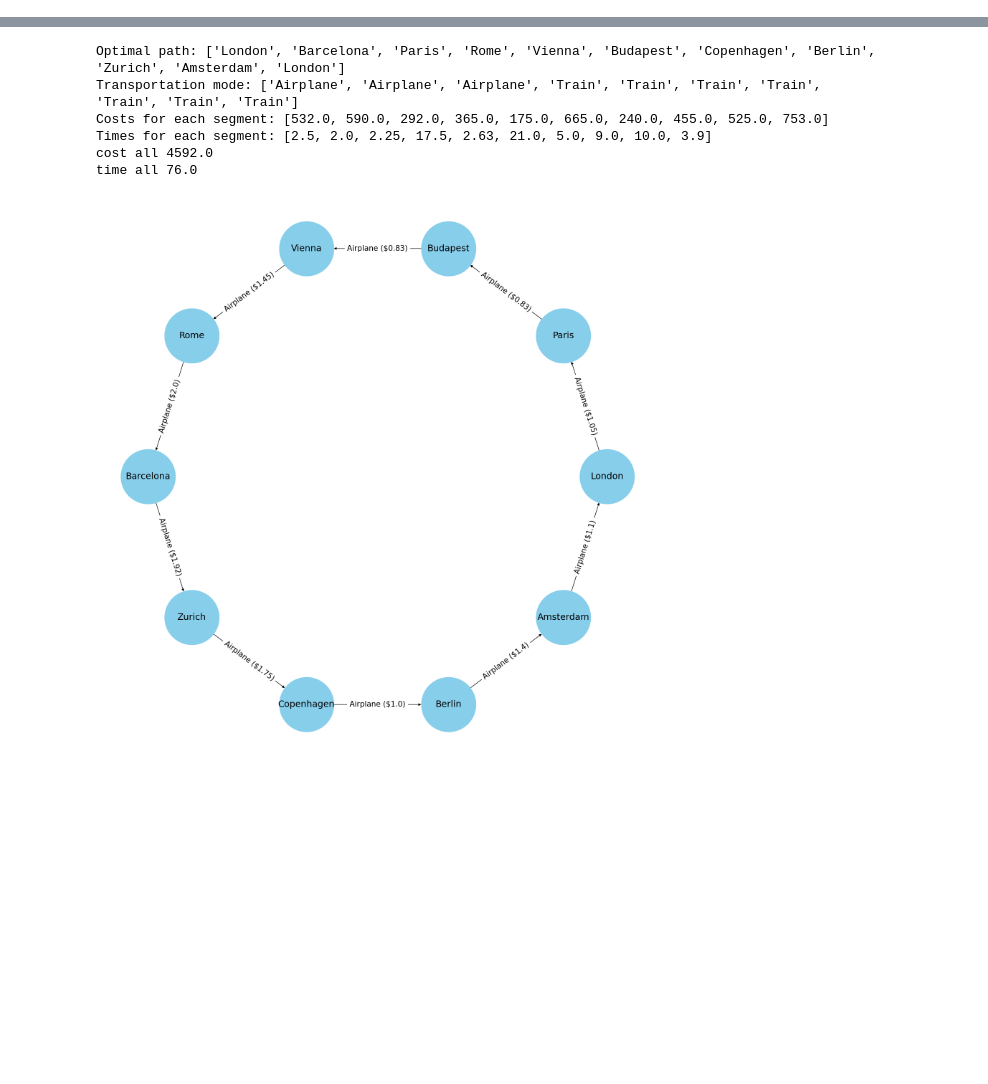
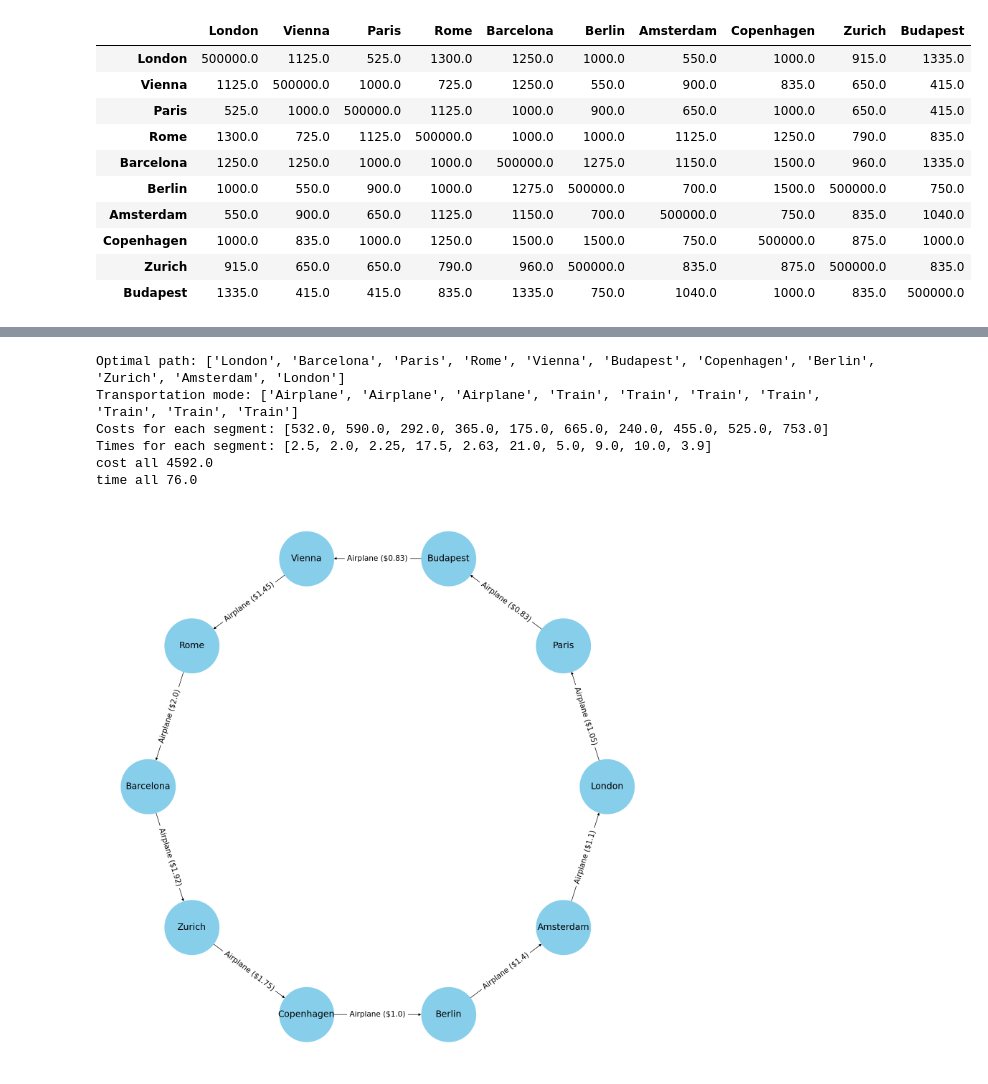
Before and after one commit to Beautifuldog01/CW2, a Jupyter notebook: code/path.ipynb, the cells around one changed output, grey strips where cells are left out. Saved outputs shown, nothing was run; the diff lists cells and outputs as text; code cells hidden in the pictures; blank space fills up the shorter version.

```diff
--- a/code/path.ipynb
+++ b/code/path.ipynb
@@ -2,7 +2,7 @@
 import itertools
 import pandas as pd
 import numpy as np
-from data_process import read_and_process_csv
+from tqdm import tqdm
 import os
 import csv
 
@@ -53,7 +53,6 @@ def combined_cost_and_transport(path, flight_df, train_df, max_flights, max_trai
             return float('inf'), transport
     return total_cost, transport
 
-
 def tsp_bruteforce_combined(flight_data, train_data, start, max_flights, max_trains):
     cities = flight_data.columns.tolist()
     cities.remove(start)
@@ -61,7 +60,8 @@ def tsp_bruteforce_combined(flight_data, train_data, start, max_flights, max_tra
     min_path = None
     min_transport = None
 
-    for path in itertools.permutations(cities):
+    # 修改此处，使用tqdm包装itertools.permutations
+    for path in tqdm(list(itertools.permutations(cities)), desc="Calculating progress"):
         path = (start,) + path + (start,)
         cost, transport = combined_cost_and_transport(path, flight_data, train_data, max_flights, max_trains)
         if cost < min_cost:
@@ -89,10 +89,10 @@ august_data_path = "/Users/badudu/Documents/MTH203/CW2/code/data/August"
 july_data = read_month_data(july_data_path)
 august_data = read_month_data(august_data_path)
 
-flight_cost_df = pd.DataFrame(july_data['flight_costs'], columns=cities, index=cities)
-train_cost_df = pd.DataFrame(july_data['train_costs'], columns=cities, index=cities)
-flight_time_df = pd.DataFrame(july_data['flight_time'], columns=cities, index=cities)
-train_time_df = pd.DataFrame(july_data['train_time'], columns=cities, index=cities)
+flight_cost_df = pd.DataFrame(august_data['flight_costs'], columns=cities, index=cities)
+train_cost_df = pd.DataFrame(august_data['train_costs'], columns=cities, index=cities)
+flight_time_df = pd.DataFrame(august_data['flight_time'], columns=cities, index=cities)
+train_time_df = pd.DataFrame(august_data['train_time'], columns=cities, index=cities)
 
 def read_original_data(file_name):
     data = []
@@ -114,10 +114,10 @@ def read_original_data(file_name):
     return data_df
 
 
-flight_cost_original_df = read_original_data(os.path.join(july_data_path, 'flight_costs.csv'))
-train_cost_original_df = read_original_data(os.path.join(july_data_path, 'train_costs.csv'))
-flight_time_original_df = read_original_data(os.path.join(july_data_path, 'flight_time.csv'))
-train_time_original_df = read_original_data(os.path.join(july_data_path, 'train_time.csv'))
+flight_cost_original_df = read_original_data(os.path.join(august_data_path, 'flight_costs.csv'))
+train_cost_original_df = read_original_data(os.path.join(august_data_path, 'train_costs.csv'))
+flight_time_original_df = read_original_data(os.path.join(august_data_path, 'flight_time.csv'))
+train_time_original_df = read_original_data(os.path.join(august_data_path, 'train_time.csv'))
 
 def get_cost_and_time(optimal_path, optimal_transport, flight_cost_matrix, train_cost_matrix, flight_time_matrix, train_time_matrix):
     cost_list = []
@@ -197,0 +210,14 @@ def held_karp_modified(flight_df, train_df, start_city, max_flights, max_trains)
+# %%
+flight_time_df * 500
+# %% [output]
+|  | London | Vienna | Paris | Rome | Barcelona | Berlin | Amsterdam | Copenhagen | Zurich | Budapest |
+| London | 500000.0 | 1125.0 | 525.0 | 1300.0 | 1250.0 | 1000.0 | 550.0 | 1000.0 | 915.0 | 1335.0 |
+| Vienna | 1125.0 | 500000.0 | 1000.0 | 725.0 | 1250.0 | 550.0 | 900.0 | 835.0 | 650.0 | 415.0 |
+| Paris | 525.0 | 1000.0 | 500000.0 | 1125.0 | 1000.0 | 900.0 | 650.0 | 1000.0 | 650.0 | 415.0 |
+| Rome | 1300.0 | 725.0 | 1125.0 | 500000.0 | 1000.0 | 1000.0 | 1125.0 | 1250.0 | 790.0 | 835.0 |
+| Barcelona | 1250.0 | 1250.0 | 1000.0 | 1000.0 | 500000.0 | 1275.0 | 1150.0 | 1500.0 | 960.0 | 1335.0 |
+| Berlin | 1000.0 | 550.0 | 900.0 | 1000.0 | 1275.0 | 500000.0 | 700.0 | 1500.0 | 500000.0 | 750.0 |
+| Amsterdam | 550.0 | 900.0 | 650.0 | 1125.0 | 1150.0 | 700.0 | 500000.0 | 750.0 | 835.0 | 1040.0 |
+| Copenhagen | 1000.0 | 835.0 | 1000.0 | 1250.0 | 1500.0 | 1500.0 | 750.0 | 500000.0 | 875.0 | 1000.0 |
+| Zurich | 915.0 | 650.0 | 650.0 | 790.0 | 960.0 | 500000.0 | 835.0 | 875.0 | 500000.0 | 835.0 |
+| Budapest | 1335.0 | 415.0 | 415.0 | 835.0 | 1335.0 | 750.0 | 1040.0 | 1000.0 | 835.0 | 500000.0 |
```
Also changed, not shown: parts of 6 cells of this notebook, 3 other files.
